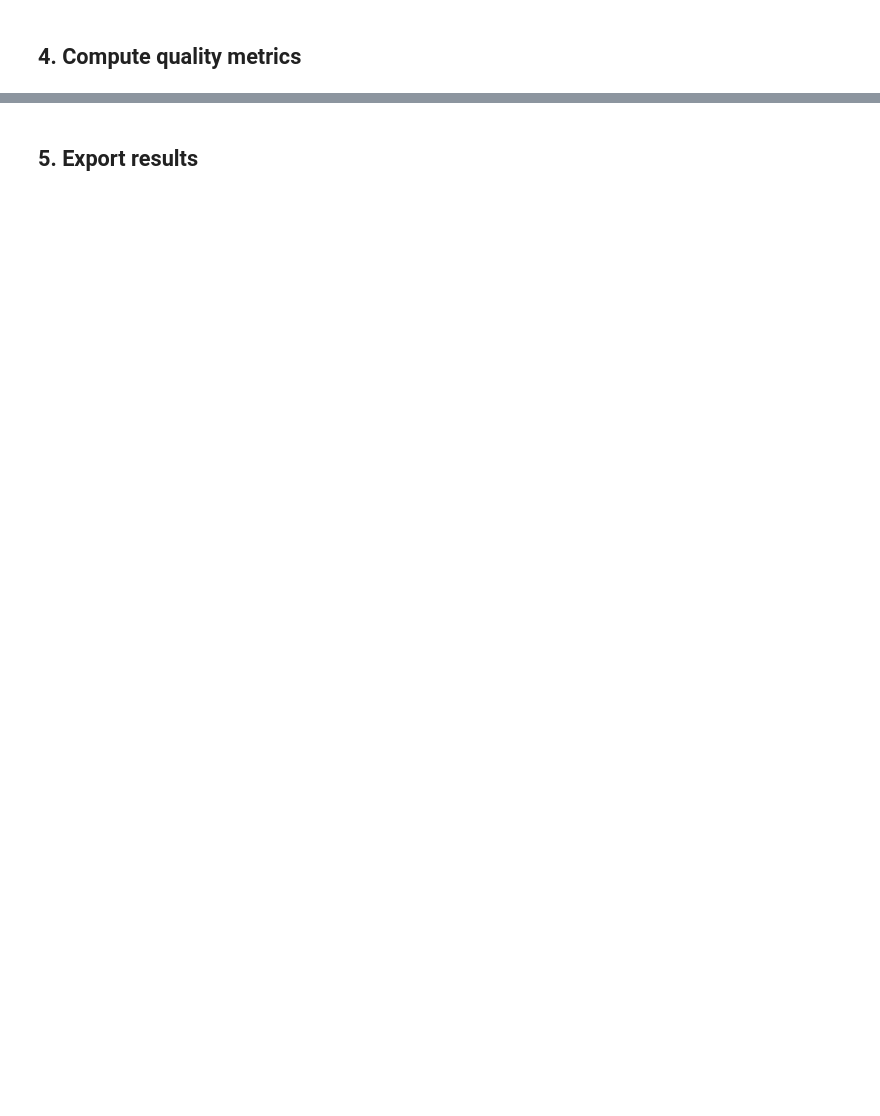
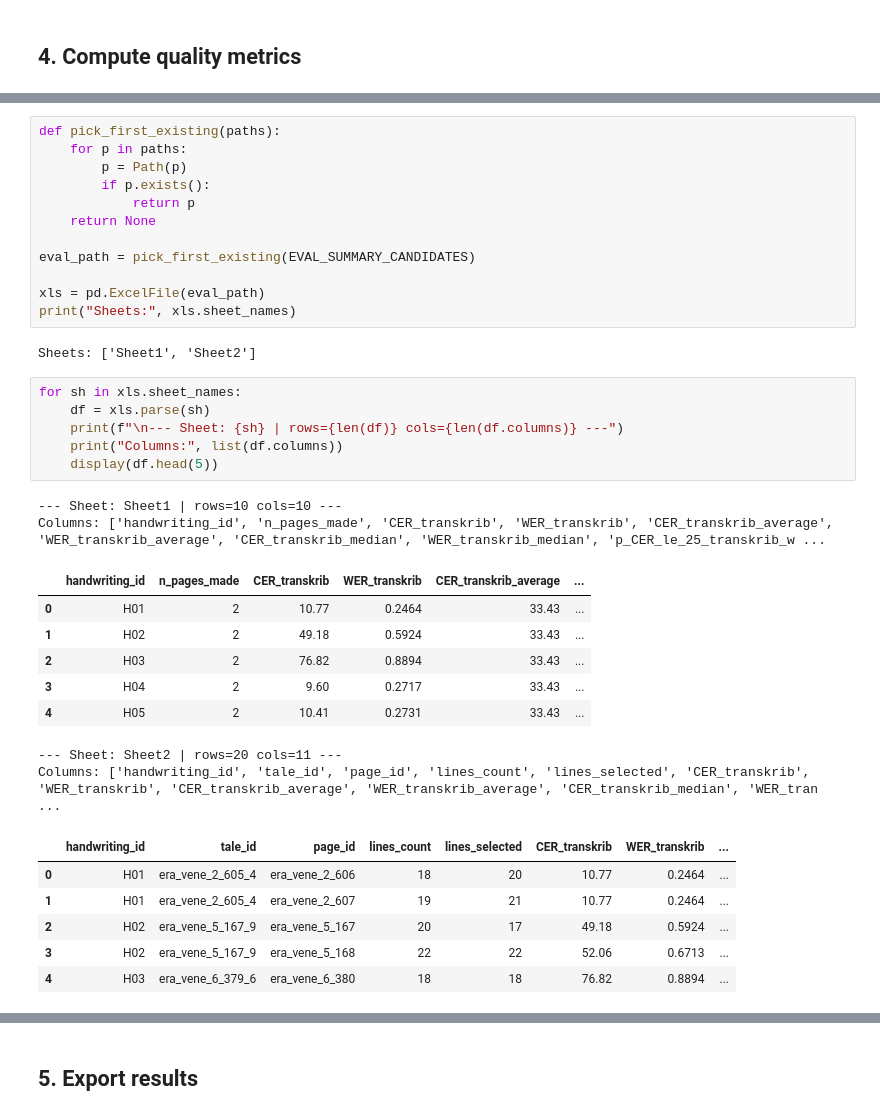
Before and after one commit to eugeniavd/magic_tagger, a Jupyter notebook: notebooks/03_transformer_eval.ipynb, the cells around one changed output, grey strips where cells are left out. Saved outputs shown, nothing was run; the diff lists cells and outputs as text; blank space fills up the shorter version.

```diff
--- a/notebooks/03_transformer_eval.ipynb
+++ b/notebooks/03_transformer_eval.ipynb
@@ -660,0 +692,37 @@ TypeError: trocr_predict_lines_for_page() missing 2 required positional argument
+# %%
+def pick_first_existing(paths):
+    for p in paths:
+        p = Path(p)
+        if p.exists():
+            return p
+    return None
+
+eval_path = pick_first_existing(EVAL_SUMMARY_CANDIDATES)
+
+xls = pd.ExcelFile(eval_path)
+print("Sheets:", xls.sheet_names)
+# %% [output]
+Sheets: ['Sheet1', 'Sheet2']
+# %%
+for sh in xls.sheet_names:
+    df = xls.parse(sh)
+    print(f"\n--- Sheet: {sh} | rows={len(df)} cols={len(df.columns)} ---")
+    print("Columns:", list(df.columns))
+    display(df.head(5))
+# %% [output]
+--- Sheet: Sheet1 | rows=10 cols=10 ---
+Columns: ['handwriting_id', 'n_pages_made', 'CER_transkrib', 'WER_transkrib', 'CER_transkrib_average', 'WER_transkrib_average', 'CER_transkrib_median', 'WER_transkrib_median', 'p_CER_le_25_transkrib_w ...
+|  | handwriting_id | n_pages_made | CER_transkrib | WER_transkrib | CER_transkrib_average | ... |
+| 0 | H01 | 2 | 10.77 | 0.2464 | 33.43 | ... |
+| 1 | H02 | 2 | 49.18 | 0.5924 | 33.43 | ... |
+| 2 | H03 | 2 | 76.82 | 0.8894 | 33.43 | ... |
+| 3 | H04 | 2 | 9.60 | 0.2717 | 33.43 | ... |
+| 4 | H05 | 2 | 10.41 | 0.2731 | 33.43 | ... |
+--- Sheet: Sheet2 | rows=20 cols=11 ---
+Columns: ['handwriting_id', 'tale_id', 'page_id', 'lines_count', 'lines_selected', 'CER_transkrib', 'WER_transkrib', 'CER_transkrib_average', 'WER_transkrib_average', 'CER_transkrib_median', 'WER_tran ...
+|  | handwriting_id | tale_id | page_id | lines_count | lines_selected | CER_transkrib | WER_transkrib | ... |
+| 0 | H01 | era_vene_2_605_4 | era_vene_2_606 | 18 | 20 | 10.77 | 0.2464 | ... |
+| 1 | H01 | era_vene_2_605_4 | era_vene_2_607 | 19 | 21 | 10.77 | 0.2464 | ... |
+| 2 | H02 | era_vene_5_167_9 | era_vene_5_167 | 20 | 17 | 49.18 | 0.5924 | ... |
+| 3 | H02 | era_vene_5_167_9 | era_vene_5_168 | 22 | 22 | 52.06 | 0.6713 | ... |
+| 4 | H03 | era_vene_6_379_6 | era_vene_6_380 | 18 | 18 | 76.82 | 0.8894 | ... |
```
Also changed, not shown: parts of 41 cells of this notebook.
